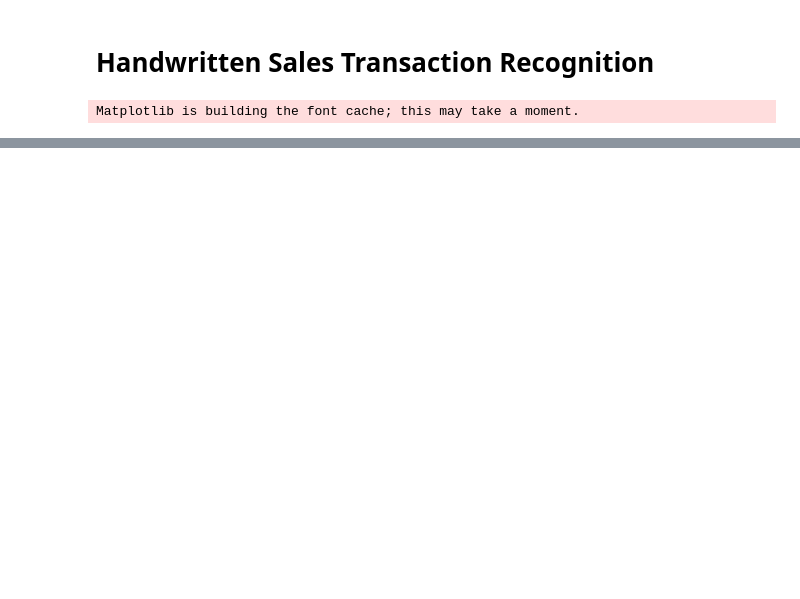
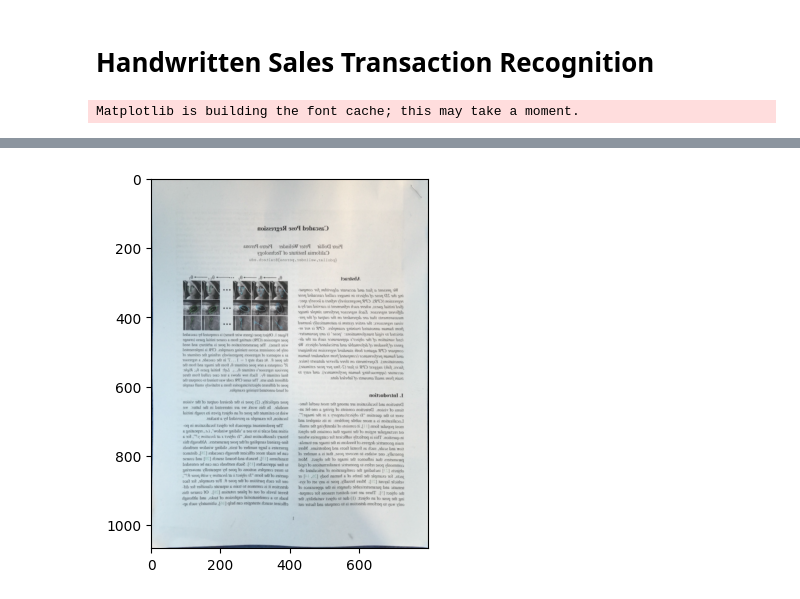
Before and after one commit to anselm94/jibu-transformhub-support, a Jupyter notebook: handwritten-sales-transactions-parser.ipynb, the cells around one changed output, grey strips where cells are left out. Cells and saved outputs as stored; diff of their text form; code cells hidden in the pictures; blank space fills up the shorter version.

```diff
--- a/handwritten-sales-transactions-parser.ipynb
+++ b/handwritten-sales-transactions-parser.ipynb
@@ -17,0 +42,23 @@ plt.show()
+# %%
+# Step 3: Contour Detection
+contours, _ = cv2.findContours(edges, cv2.RETR_EXTERNAL, cv2.CHAIN_APPROX_SIMPLE)
+contours = sorted(contours, key=cv2.contourArea, reverse=True)[:5]
+
+# Step 4: Corner Detection
+for c in contours:
+    epsilon = 0.02 * cv2.arcLength(c, True)
+    corners = cv2.approxPolyDP(c, epsilon, True)
+    if len(corners) == 4:
+        document_corners = corners
+        break
+# %%
+# Step 5: Perspective Transformation
+dst = np.array([[0, 0], [width-1, 0], [width-1, height-1], [0, height-1]], dtype="float32")
+M = cv2.getPerspectiveTransform(document_corners.reshape(4, 2).astype("float32"), dst)
+warped = cv2.warpPerspective(image, M, (width, height))
+
+# display the image
+plt.imshow(warped)
+plt.show()
+# %% [output]
+[figure, added]
```
Also changed, not shown: parts of 4 cells of this notebook, 1 other file.
